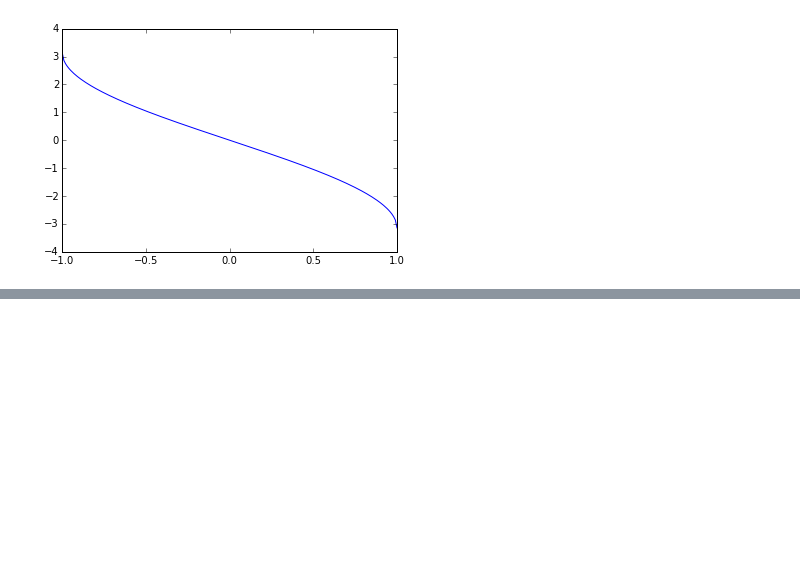
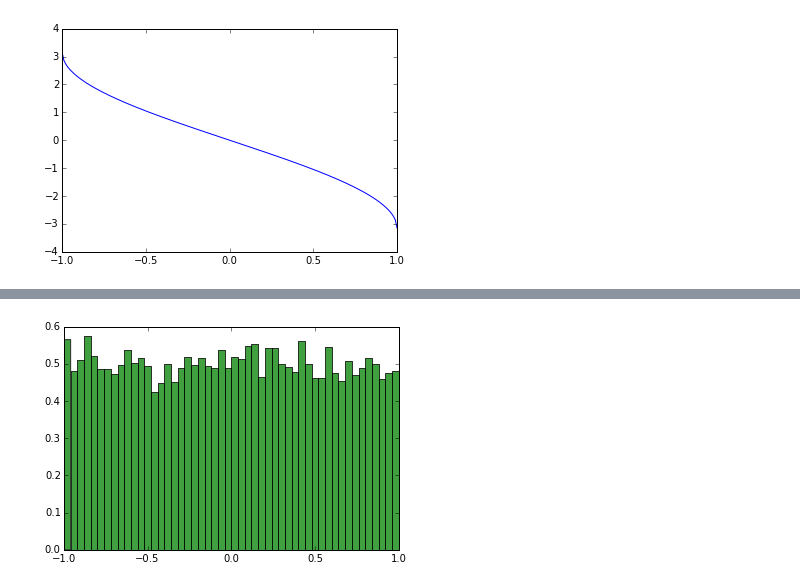
Before and after one commit to jdbrice/ipyLog, a Jupyter notebook: Teaching/Elastic_Scattering.ipynb, the cells around one changed output, grey strips where cells are left out. Saved outputs shown, nothing was run; the diff lists cells and outputs as text; code cells hidden in the pictures; blank space fills up the shorter version.

```diff
--- a/Teaching/Elastic_Scattering.ipynb
+++ b/Teaching/Elastic_Scattering.ipynb
@@ -44,0 +33,11 @@ array([ 0,  0,  0,  0,  0,  0,  0,  0,  0,  0,  0,  0,  0,  0,  0,  0,  0,
+# %%
+thetas = []
+impact = []
+for x in range( 0, 10000 ) :
+    b = np.random.random(  ) * 2 - 1
+    thetas.append( scatterTheta( b, 1 ) )
+    impact.append( b )
+
+n, bins, patches = plt.hist(impact, 50, normed=1, facecolor='green', alpha=0.75)
+# %% [output]
+[figure, added]
```
Also changed, not shown: parts of 5 cells of this notebook, 3 other files.
